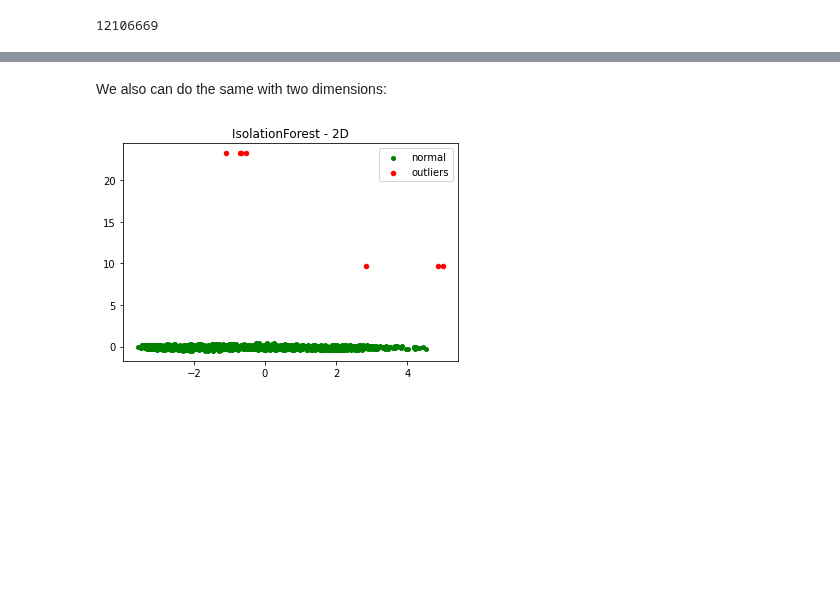
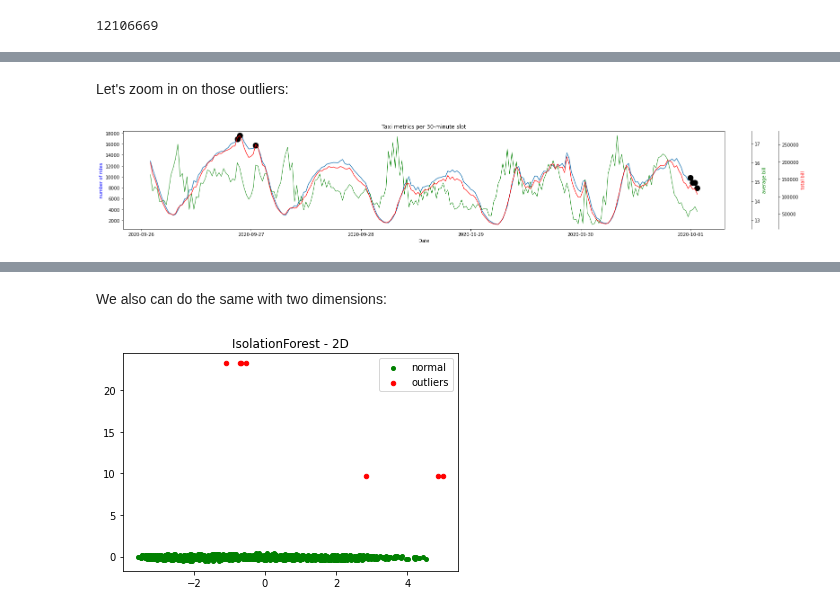
Before and after one commit to stackabletech/stackablectl, a Jupyter notebook: stacks/jupyterhub-hdfs/notebook.ipynb, the cells around one changed output, grey strips where cells are left out. Saved outputs shown, nothing was run; the diff lists cells and outputs as text; code cells hidden in the pictures; blank space fills up the shorter version.

```diff
--- a/stacks/jupyterhub-hdfs/notebook.ipynb
+++ b/stacks/jupyterhub-hdfs/notebook.ipynb
@@ -156,0 +159,6 @@ only showing top 20 rows
+# %% [markdown]
+Let's zoom in on those outliers:
+# %%
+plot_metrics(df[-240:])
+# %% [output]
+[figure, added]
```
Also changed, not shown: parts of 12 cells of this notebook, 1 other file.
